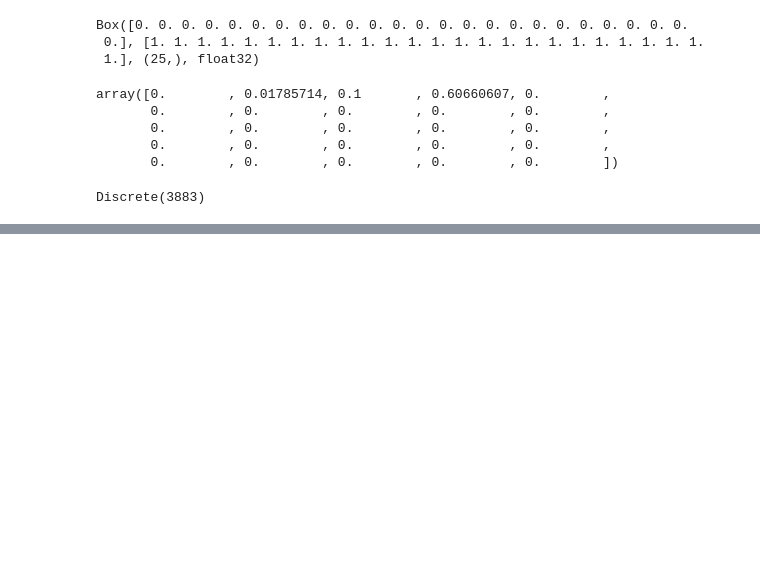
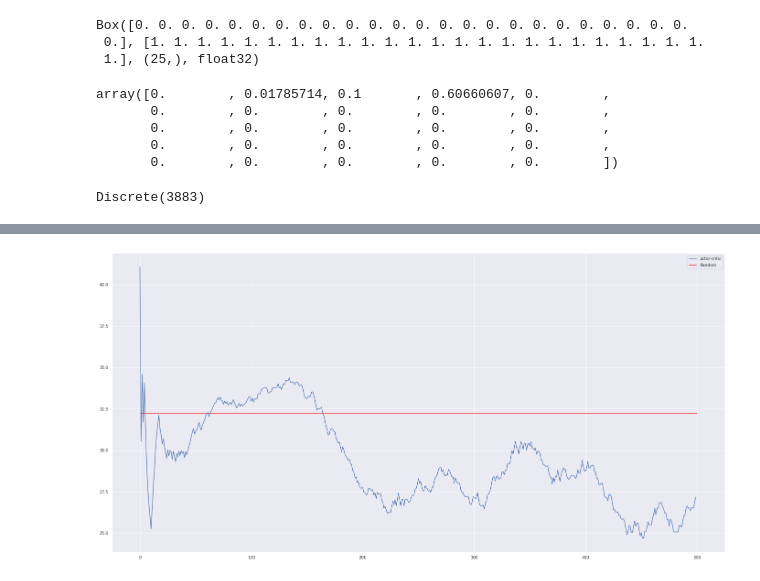
Before and after one commit to zkid18/ml-fairness-gym-recism, a Jupyter notebook: notebook.ipynb, the cells around one changed output, grey strips where cells are left out. Drawn from its saved outputs; the diff is of its cells as text; code cells hidden in the pictures; blank space fills up the shorter version.

```diff
--- a/notebook.ipynb
+++ b/notebook.ipynb
@@ -70,0 +172,9 @@ from agents.recommenders.recsys.rl.reinforce import ReinforceAgent
+# %%
+actor_critic_seed_stats = []
+for seed in seeds:
+    print(seed)
+    manager = MovieLensFairnessManager(slate_size=1)
+    actor_critic_agent_stats = LearningStatistics()
+    actor_critic_agent = ActorCriticAgent(3883, state.size)
+    manager.train(actor_critic_agent, actor_critic_agent_stats, max_episodes=500, should_print=True)
+    actor_critic_seed_stats.append(actor_critic_agent_stats)
@@ -70,0 +189,16 @@ from agents.recommenders.recsys.rl.reinforce import ReinforceAgent
+# %%
+actor_critic_moving_avg = np.array([stat.moving_rewards for stat in actor_critic_seed_stats])
+actor_critic_moving_avg_high = np.percentile(actor_critic_moving_avg, 95, axis=0)
+actor_critic_moving_avg_mean = np.percentile(actor_critic_moving_avg, 50, axis=0)
+actor_critic_moving_avg_low = np.percentile(actor_critic_moving_avg, 5, axis=0)
+# %%
+fig, ax = plt.subplots()
+fig.set_figheight(12)
+fig.set_figwidth(24)
+# ax.plot(dqn_moving_avg_low, color='b', alpha=.8)
+ax.plot(actor_critic_moving_avg_mean, label='actor-critic')
+ax.hlines(random_agent_stat_mean, xmin=0, xmax=len(seed_stats), label='Random', colors='red')
+plt.legend()
+plt.show()
+# %% [output]
+[figure, added]
```
Also changed, not shown: parts of 31 cells of this notebook, 4 other files.
